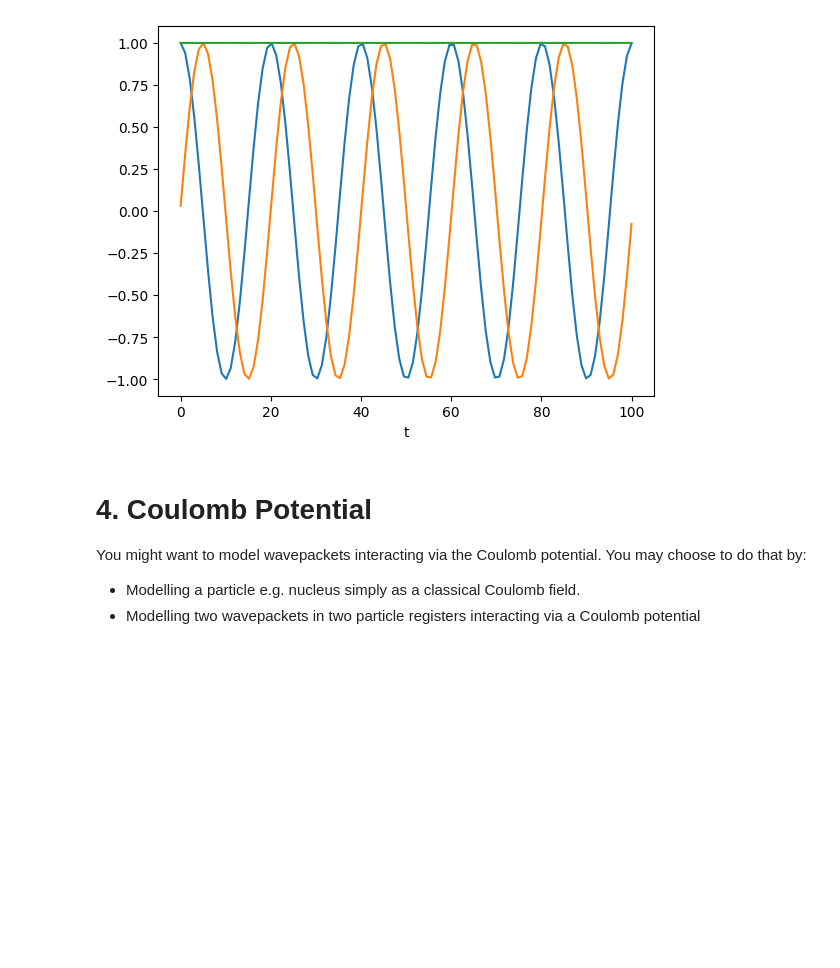
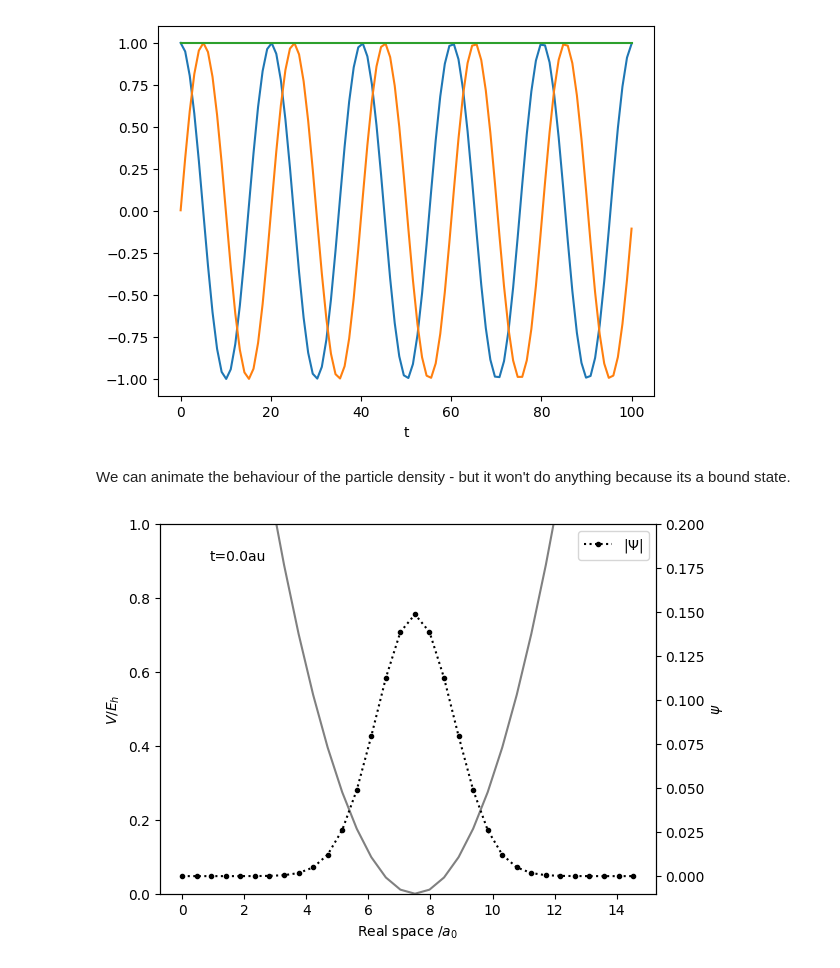
Before and after one commit to QARSEN-QC/qarsen_lite, a Jupyter notebook: Getting_started.ipynb, the cells around one changed output. Saved outputs shown, nothing was run; the diff lists cells and outputs as text; code cells hidden in the pictures; blank space fills up the shorter version.

Commit message:
1D animations, pairwise bug

```diff
--- a/Getting_started.ipynb
+++ b/Getting_started.ipynb
@@ -148,13 +148,13 @@ def gen_propagators(n_qubits, dx, xc, dt, m, k):
     dp = 2*np.pi/(2**n_qubits * dx)
     pc = 2**n_qubits * dp / 2 # calculate the centre of the momentum space
     coeff = -dt/2*m
-    K_props = [gen_Quadratic_PhaseFunc(targets[d], dp, coeff, pc) for d in range(2)]
+    K_props = [gen_Quadratic_PhaseFunc(targets[d], dp, 0.5*coeff, pc) for d in range(2)]
 
     # Potential
     coeff = -k*dt/2
     V_props = [gen_Quadratic_PhaseFunc(targets[d], dx, coeff, xc) for d in range(2)]
 
-    return cQFT_circs, icQFT_circs, K_props, V_props
+    return targets, cQFT_circs, icQFT_circs, K_props, V_props
 # %%
 def apply_single_step(reg, qft_circs, iqft_circs, K_props, V_props):
     """
@@ -168,33 +168,48 @@ def apply_single_step(reg, qft_circs, iqft_circs, K_props, V_props):
 
     for v in V_props:
         reg.apply_operator(v)
+
+    for qft in qft_circs:
+        reg.apply_circuit(qft)
+    for k in K_props:
+        reg.apply_operator(k)
+    for iqft in reversed(iqft_circs):
+        reg.apply_circuit(iqft)
 # %% [markdown]
 We now write the full time evolution sequence:
 \begin{equation}
     e^{-iHt} = \left( e^{-iH\Delta t} \right)^n
 \end{equation}
 # %%
-def U_RTE(reg_init, dx, t_tot, n_steps, xc, m, k, sample_every=10):
+from tqdm import tqdm
+
+def U_RTE(reg_init, n_qubits, dx, t_tot, n_steps, xc, m, k, sample_every=10):
     """
     """
     dt = t_tot/n_steps # time resolution
     reg = Register(copy_reg=reg_init) # copy initial register
-    Qft, iQft, K, V = gen_propagators(reg.num_qubits, dx, xc, dt, m, k) # generate propagators
+    targets, Qft, iQft, K, V = gen_propagators(n_qubits, dx, xc, dt, m, k) # generate propagators
 
     autocorrelation = []
+    particle_density = []
     print("Running SO-QFT propagation...")
     for n in tqdm(range(n_steps)):
         apply_single_step(reg, Qft, iQft, K, V)
 
-        # saving autocorrelation
+        # saving data
         if n%sample_every==0:
             autocorrelation.append(reg*reg_init)
+            particle_density.append(reg.prob_of_all_outcomes(targets[1]))
+
     print("Done!")
-    return autocorrelation
+    return autocorrelation, particle_density
 # %%
 t_tot = 100
-n_steps = 1000
-sample_every=10
-auto = U_RTE(reg_init, n_qubits, dx, t_tot=t_tot, n_steps=n_steps, xc=L/2, m=1, k=0.1, sample_every=sample_every)
+n_steps = 8000
+sample_every=80
+
+k = 0.1
+
+auto, particles = U_RTE(reg_init, n_qubits, dx, t_tot=t_tot, n_steps=n_steps, xc=L/2, m=1, k=k, sample_every=sample_every)
 # %% [output]
 Running SO-QFT propagation...
@@ -208,8 +223,16 @@ plt.xlabel("t")
 # %% [output]
 Text(0.5, 0, 't')
 [figure]
-# %% [markdown]
-# 4. Coulomb Potential
-You might want to model wavepackets interacting via the Coulomb potential. You may choose to do that by:
-- Modelling a particle e.g. nucleus simply as a classical Coulomb field.
-- Modelling two wavepackets in two particle registers interacting via a Coulomb potential
+# %% [markdown]
+We can animate the behaviour of the particle density - but it won't do anything because its a bound state.
+# %%
+from qarsen_lite.animation import animate_1D_dynamics
+
+anim = animate_1D_dynamics(x_grid=x_grid,
+                            dyn=[particles],
+                            t_grid=np.round(t_grid),
+                            V_array=np.array([k/2*(x-L/2)**2 for x in x_grid]),
+                            psi_ylim=(-0.01, 0.2)
+                            )
+# %% [output]
+[figure, added]
```
Also changed, not shown: parts of 4 cells of this notebook, 5 other files.
